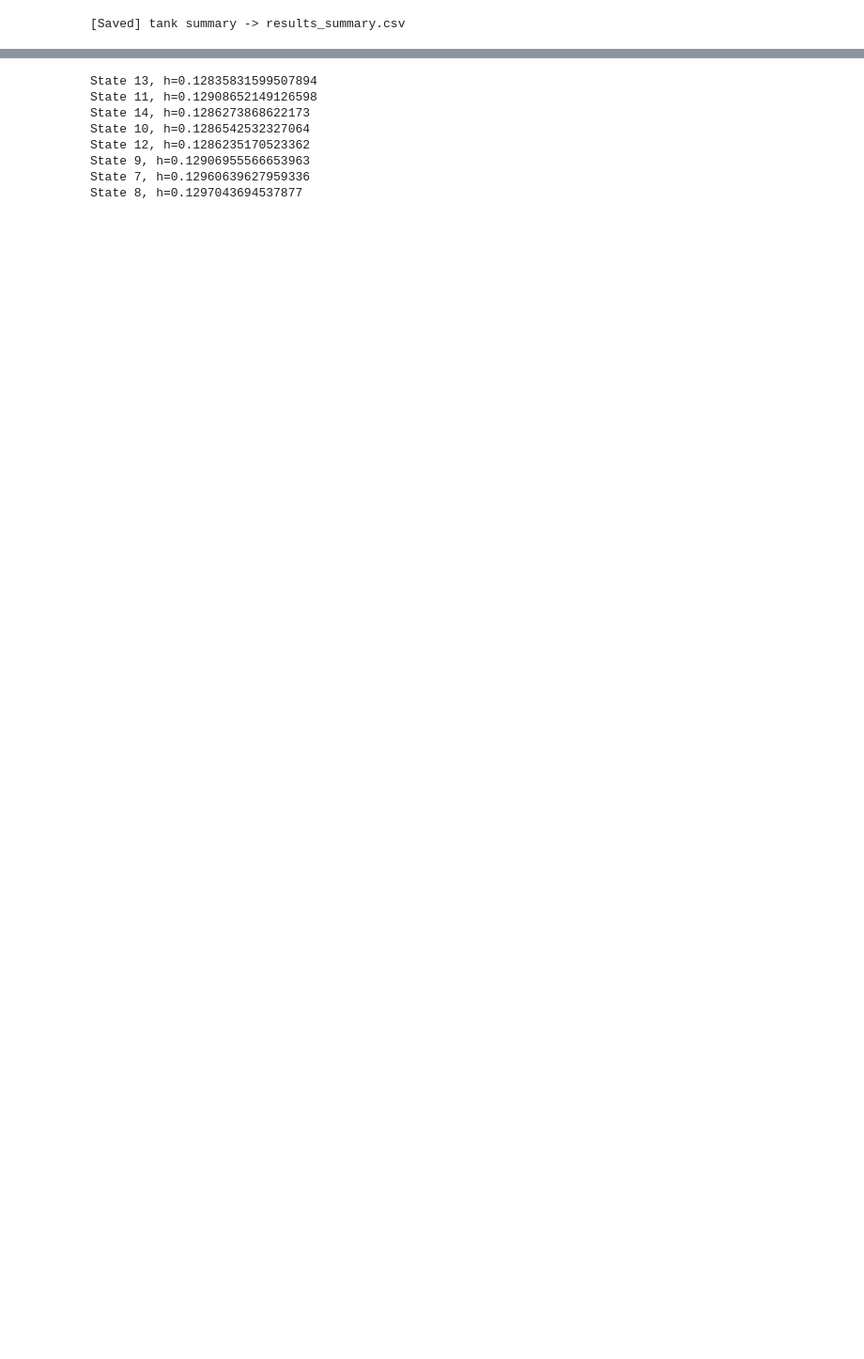
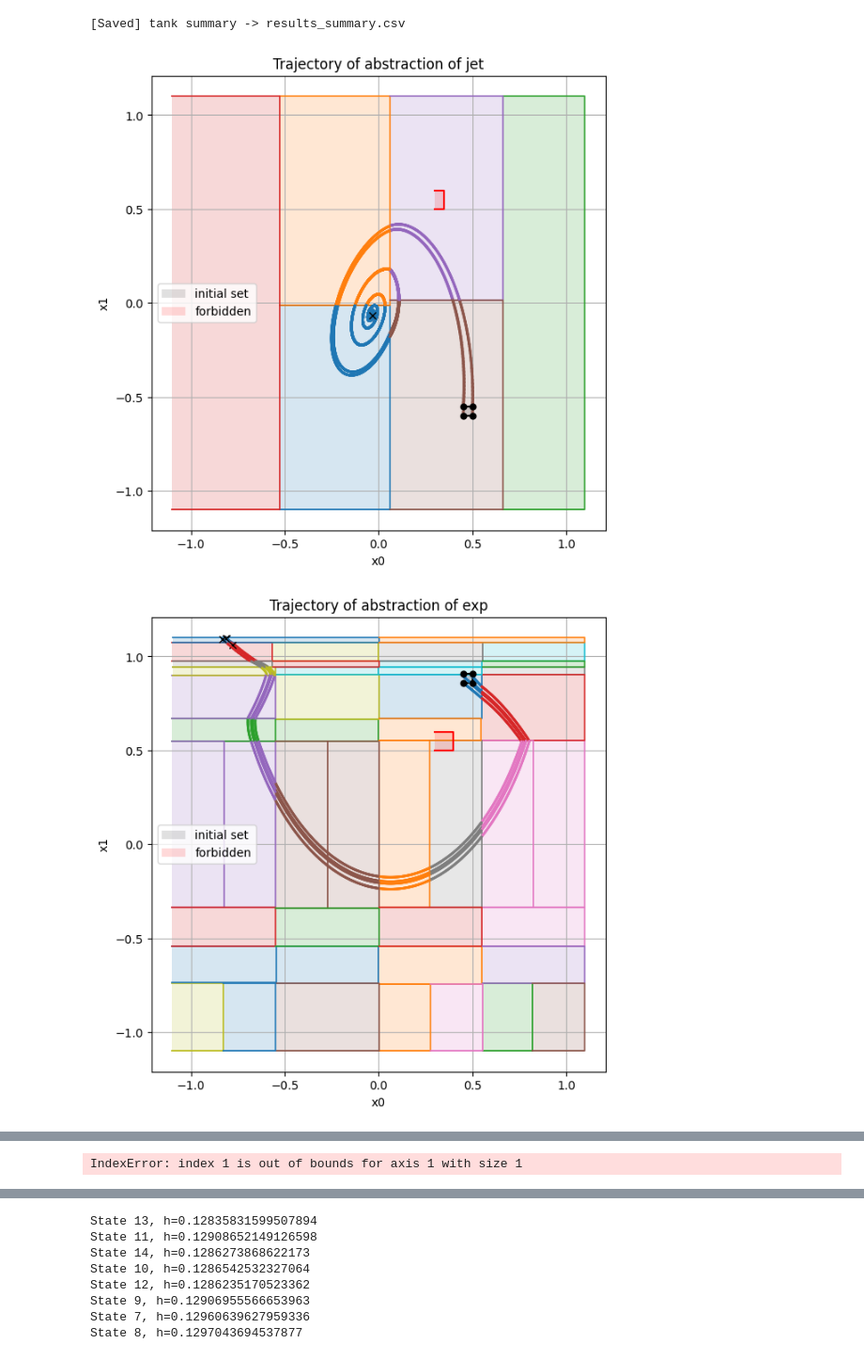
Before and after one commit to khalilul-rehman/Neural-Abstractions-V2, a Jupyter notebook: Safty_Verification_V3.ipynb, the cells around one changed output, grey strips where cells are left out. Shown at 94% size. Cells and saved outputs as stored; diff of their text form; code cells hidden in the pictures; blank space fills up the shorter version.

Commit message:
trajectories_creation_using_affine_regression_abstraction

```diff
--- a/Safty_Verification_V3.ipynb
+++ b/Safty_Verification_V3.ipynb
@@ -403,7 +403,7 @@ def append_results(csv_path: str, row: dict):
         w.writerow(row)
 
 # ---- your loop, with timing + saving once when loop ends ----
-for sys_name in [name_of_systems[-1]]:
+for sys_name in name_of_systems:
     sys_start = time.perf_counter()  # total wall time per system
 
     for n_samples in list_of_n_samples[:1]:
@@ -590,0 +593,11 @@ Forbidden state values reached? No
+# %%
+for sys_name in name_of_systems:
+    for n_samples in list_of_n_samples[:1]:
+        states_reloaded: List[StateModel] = joblib.load(f"Dataset/{sys_name}/{sys_name}_{n_samples}/{sys_name}_{n_samples}_states.pkl")
+        run_all_trajectories(states_reloaded, initial_boxes[sys_name], dt=0.01, T=20,
+                                 u_mode="plus", dims=(0, 1), forbidden_box=unsafe_boxes[sys_name],
+                             save_path=f"Dataset/{sys_name}/{sys_name}_{n_samples}/{sys_name}_{n_samples}_state_tran_init_safety.png",
+                            title = f"Trajectory of abstraction of {sys_name}")
+# %% [output]
+[figure, added]
+[figure, added]
@@ -590,0 +607 @@ Forbidden state values reached? No
+IndexError: index 1 is out of bounds for axis 1 with size 1
```
Also changed, not shown: parts of 3 cells of this notebook, 3 other files.
